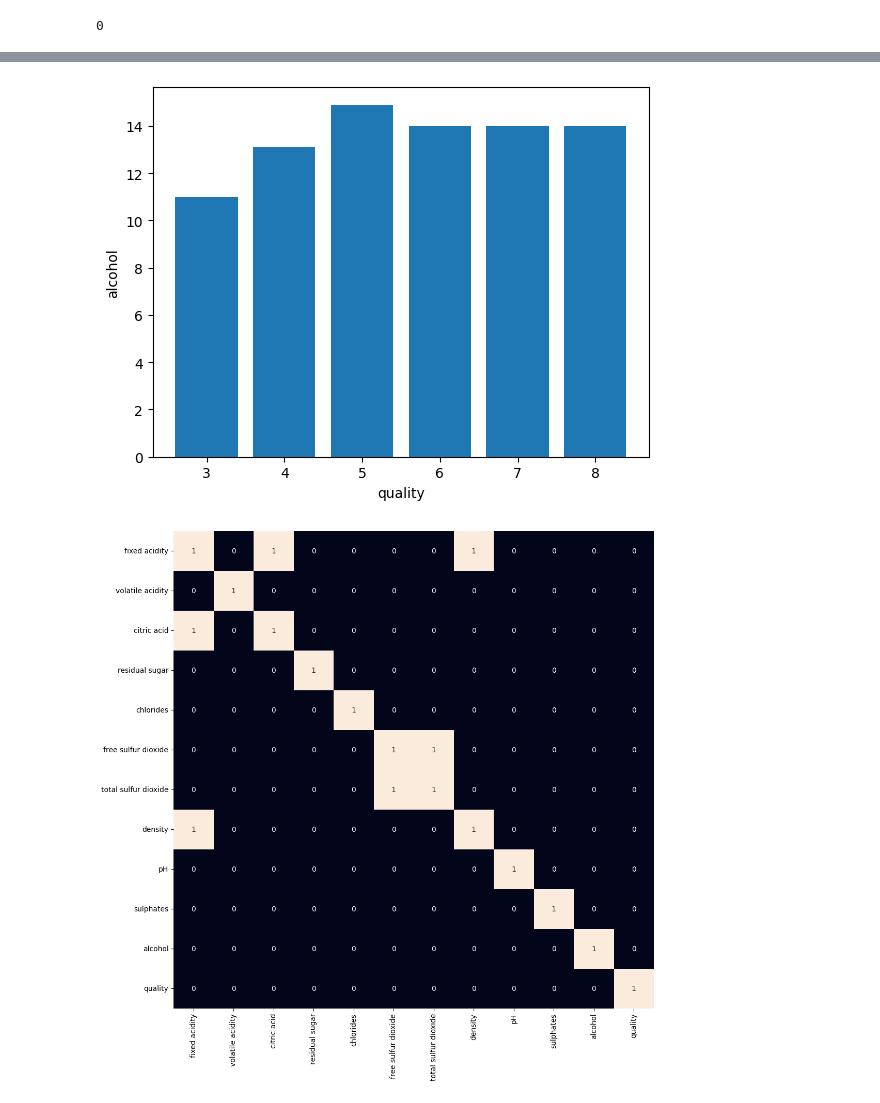
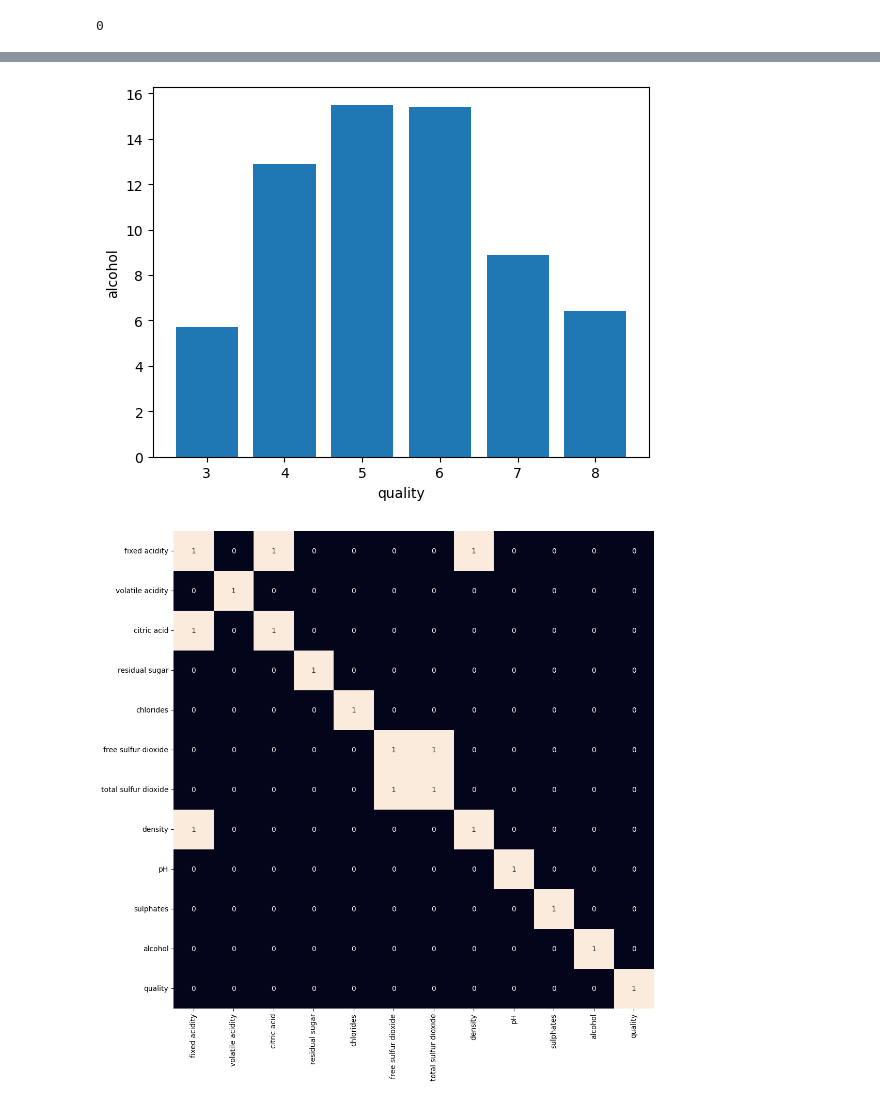
Before and after one commit to connerCpowell/WineQuality, a Jupyter notebook: Wine_forecasting.ipynb, the cells around one changed output, grey strips where cells are left out. Saved outputs shown, nothing was run; the diff lists cells and outputs as text; code cells hidden in the pictures.

```diff
--- a/Wine_forecasting.ipynb
+++ b/Wine_forecasting.ipynb
@@ -82,11 +84,11 @@ plt.show()
 # %%
 
-plt.bar(df['quality'], df['alcohol'])
+plt.bar(df['quality'], df['residual sugar'])
 plt.xlabel('quality')
 plt.ylabel('alcohol')
 plt.show()
 # %% [output]
-[figure, old version]
+[figure, new version]
 # %%
 plt.figure(figsize=(12, 12))
 sb.heatmap(df.corr() > 0.65, annot=True, cbar=False)
```
Also changed, not shown: parts of 17 cells of this notebook, 2 other files.
